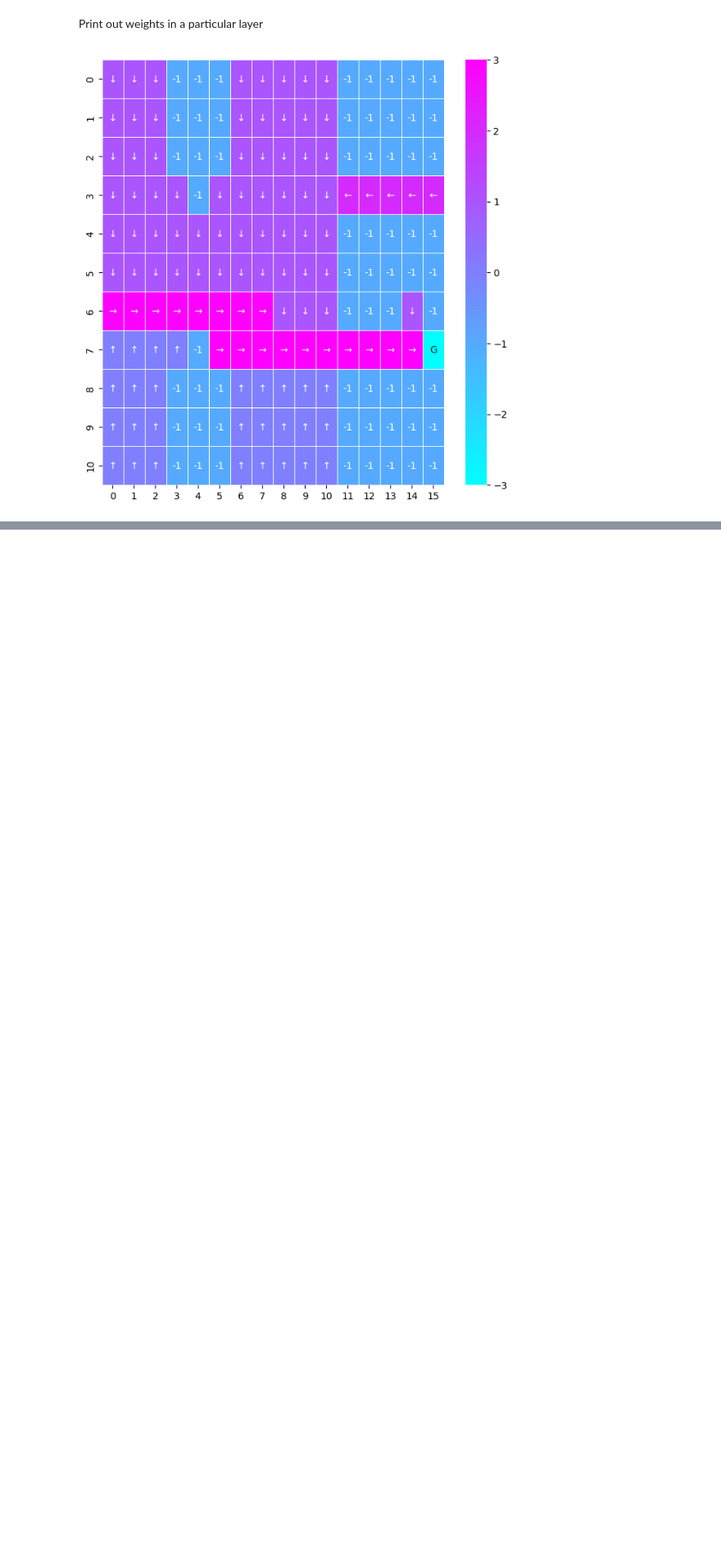
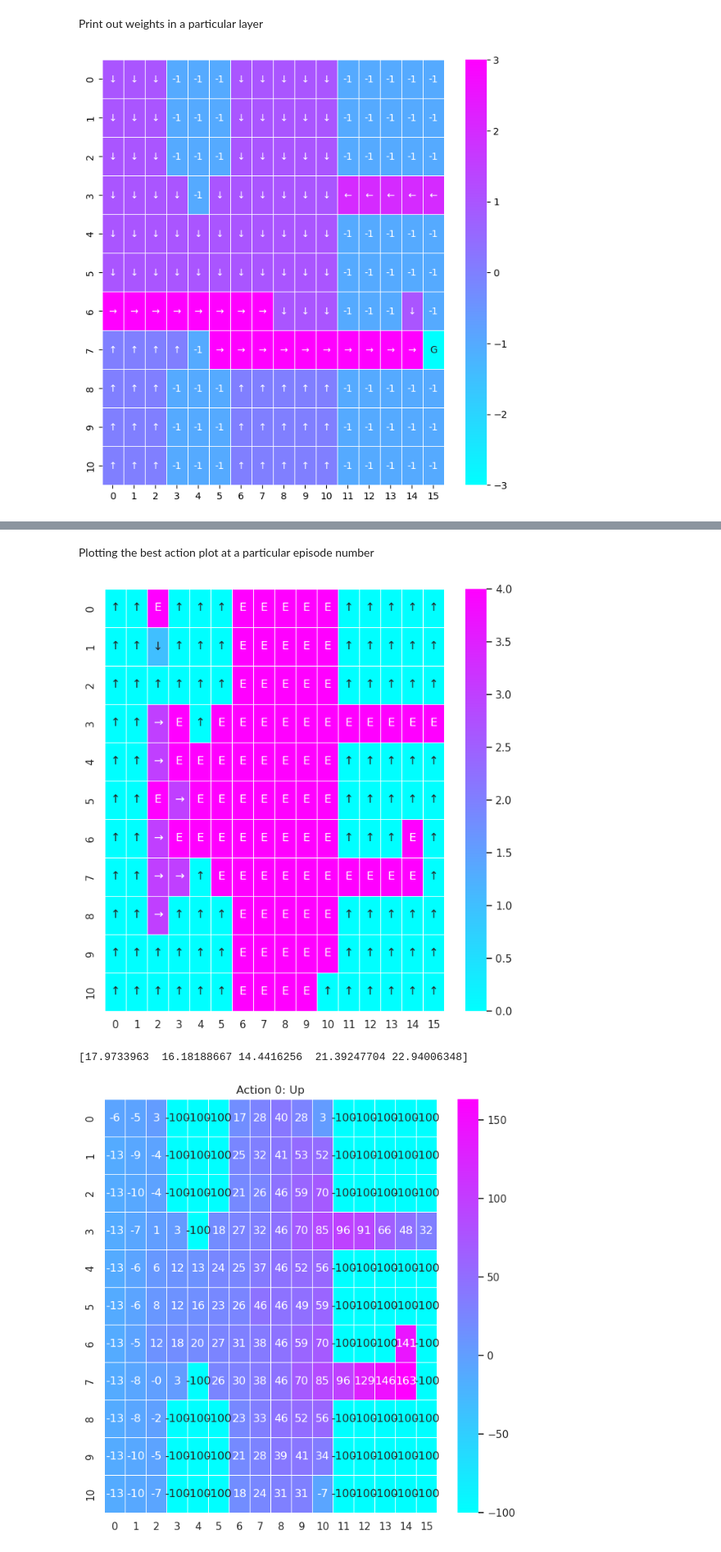
Before and after one commit to SiddharthSingi/Human-in-the-loop-RL, a Jupyter notebook: DQN_sparse_map/experiments.ipynb, the cells around one changed output, grey strips where cells are left out. Shown at 82% size. Cells and saved outputs as stored; diff of their text form; code cells hidden in the pictures; blank space fills up the shorter version.

Commit message:
algo1fixed

```diff
--- a/DQN_sparse_map/experiments.ipynb
+++ b/DQN_sparse_map/experiments.ipynb
@@ -289,0 +292,50 @@ plt.show()
+# %%
+import os
+import torch
+import numpy as np
+from sparse_env import Grid
+from dqn import DQN_Agent
+os.chdir('/home/sidd/Human-in-the-loop-RL/')
+os.makedirs('DQN_sparse_map/Ocean/30k2/best_actions_4000', exist_ok=True)
+
+for i in range(1, 10):
+    qvalue_arr = np.load(f'DQN_sparse_map/Ocean/30k2/v{i}/alg1/Qvalues/Qvalues_4000.npy')
+    # obstacle_x, obstacle_y = np.where(qvalue_arr==[-100, -100, -100, -100])
+    best_actions = np.argmax(qvalue_arr, axis=2)
+    # print(best_actions.shape)
+    np.save(f'DQN_sparse_map/Ocean/30k2/best_actions_4000/best_actions_{i}_4000.npy', best_actions)
+# %% [markdown]
+Plotting the best action plot at a particular episode number
+# %%
+import seaborn as sns
+import matplotlib.pyplot as plt
+import numpy as np
+import os
+os.chdir('/home/sidd/Human-in-the-loop-RL/')
+
+sns.set_theme(style="whitegrid")
+qvals = np.load('DQN_sparse_map/Ocean/10k5/algo1/v18/Qvalues/Qvalues_3000.npy')
+grid = np.argmax(qvals, axis=2)
+
+num_to_arrow = {0: u'\u2191', 1: u'\u2193', 2: u'\u2190', 3: u'\u2192', -1:'-1', -3:'G', 4:'E'}
+f = np.vectorize(lambda x: num_to_arrow[x])
+arrows = f(grid)
+
+# Plot arrows on a heatmap
+fig, ax = plt.subplots(figsize=(8,8))
+ax = sns.heatmap(grid, annot=arrows, fmt="s", cmap='cool', linewidths=.5)
+plt.show()
+
+print(qvals[6, 3])
+
+action_dict = {0: 'Up', 1: 'Down', 2: 'Left', 3: 'Right', 4: 'Expert'}
+# Plot all action q values
+for i in range(5):
+    fig, ax = plt.subplots(figsize=(8,8))
+    ax.set_title(f'Action {i}: {action_dict[i]}')
+    ax = sns.heatmap(qvals[:, :, i], annot=True, fmt=".0f", cmap='cool', linewidths=.5)
+    plt.show()
+# %% [output]
+[figure, added]
+[17.9733963  16.18188667 14.4416256  21.39247704 22.94006348]
+[figure, added]
```
Also changed, not shown: parts of 18 cells of this notebook, 15 other files.
